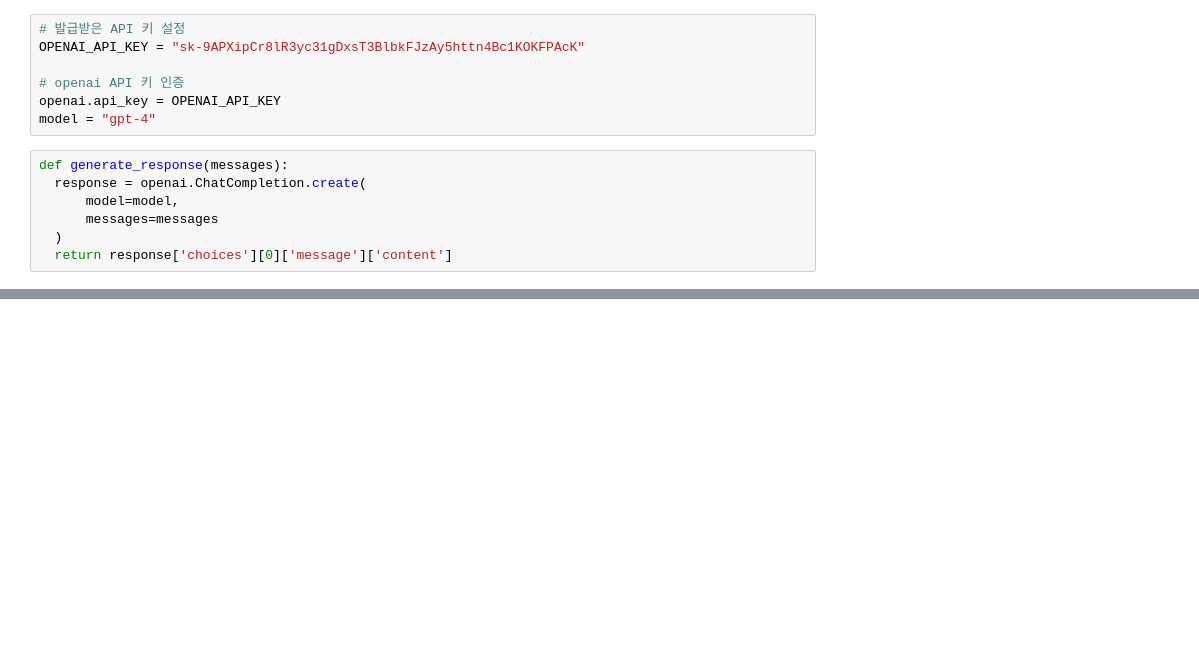
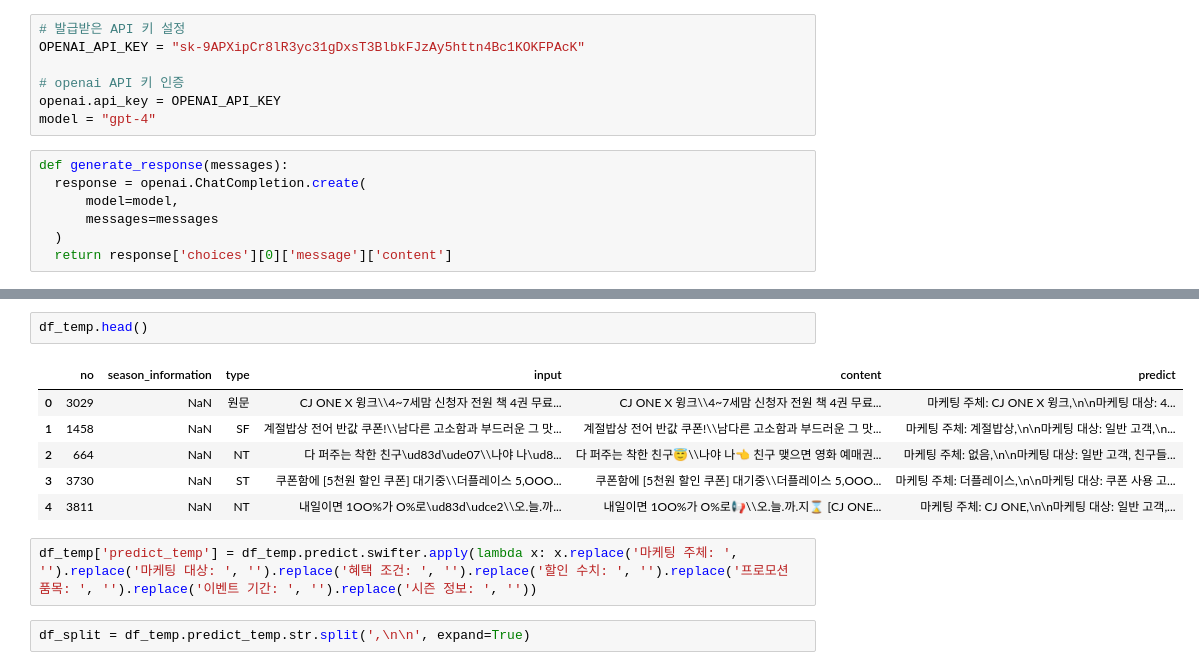
Before and after one commit to textnetkr/Advertising_By_Personality, a Jupyter notebook: src/business_model/keyword_extraction/gpt4.ipynb, the cells around one changed output, grey strips where cells are left out. Drawn from its saved outputs; the diff is of its cells as text; blank space fills up the shorter version.

```diff
--- a/src/business_model/keyword_extraction/gpt4.ipynb
+++ b/src/business_model/keyword_extraction/gpt4.ipynb
@@ -87,0 +146,13 @@ text2 = "대박사건! 여긴 꼭 가야 해!🙊	지금 [CJ푸드월드 인천
+# %%
+df_temp.head()
+# %% [output]
+|  | no | season_information | type | input | content | predict |
+| 0 | 3029 | NaN | 원문 | CJ ONE X 윙크\\4~7세맘 신청자 전원 책 4권 무료... | CJ ONE X 윙크\\4~7세맘 신청자 전원 책 4권 무료... | 마케팅 주체: CJ ONE X 윙크,\n\n마케팅 대상: 4... |
+| 1 | 1458 | NaN | SF | 계절밥상 전어 반값 쿠폰!\\남다른 고소함과 부드러운 그 맛... | 계절밥상 전어 반값 쿠폰!\\남다른 고소함과 부드러운 그 맛... | 마케팅 주체: 계절밥상,\n\n마케팅 대상: 일반 고객,\n... |
+| 2 | 664 | NaN | NT | 다 퍼주는 착한 친구\ud83d\ude07\\나야 나\ud8... | 다 퍼주는 착한 친구😇\\나야 나👈 친구 맺으면 영화 예매권... | 마케팅 주체: 없음,\n\n마케팅 대상: 일반 고객, 친구들... |
+| 3 | 3730 | NaN | ST | 쿠폰함에 [5천원 할인 쿠폰] 대기중\\더플레이스 5,OOO... | 쿠폰함에 [5천원 할인 쿠폰] 대기중\\더플레이스 5,OOO... | 마케팅 주체: 더플레이스,\n\n마케팅 대상: 쿠폰 사용 고... |
+| 4 | 3811 | NaN | NT | 내일이면 1OO%가 O%로\ud83d\udce2\\오.늘.까... | 내일이면 1OO%가 O%로📢\\오.늘.까.지⌛ [CJ ONE... | 마케팅 주체: CJ ONE,\n\n마케팅 대상: 일반 고객,... |
+# %%
+df_temp['predict_temp'] = df_temp.predict.swifter.apply(lambda x: x.replace('마케팅 주체: ', '').replace('마케팅 대상: ', '').replace('혜택 조건: ', '').replace('할인 수치: ', '').replace('프로모션 품목: ', '').replace('이벤트 기간: ', '').replace('시즌 정보: ', ''))
+# %%
+df_split = df_temp.predict_temp.str.split(',\n\n', expand=True)
```
Also changed, not shown: parts of 32 cells of this notebook, 1 other file.
